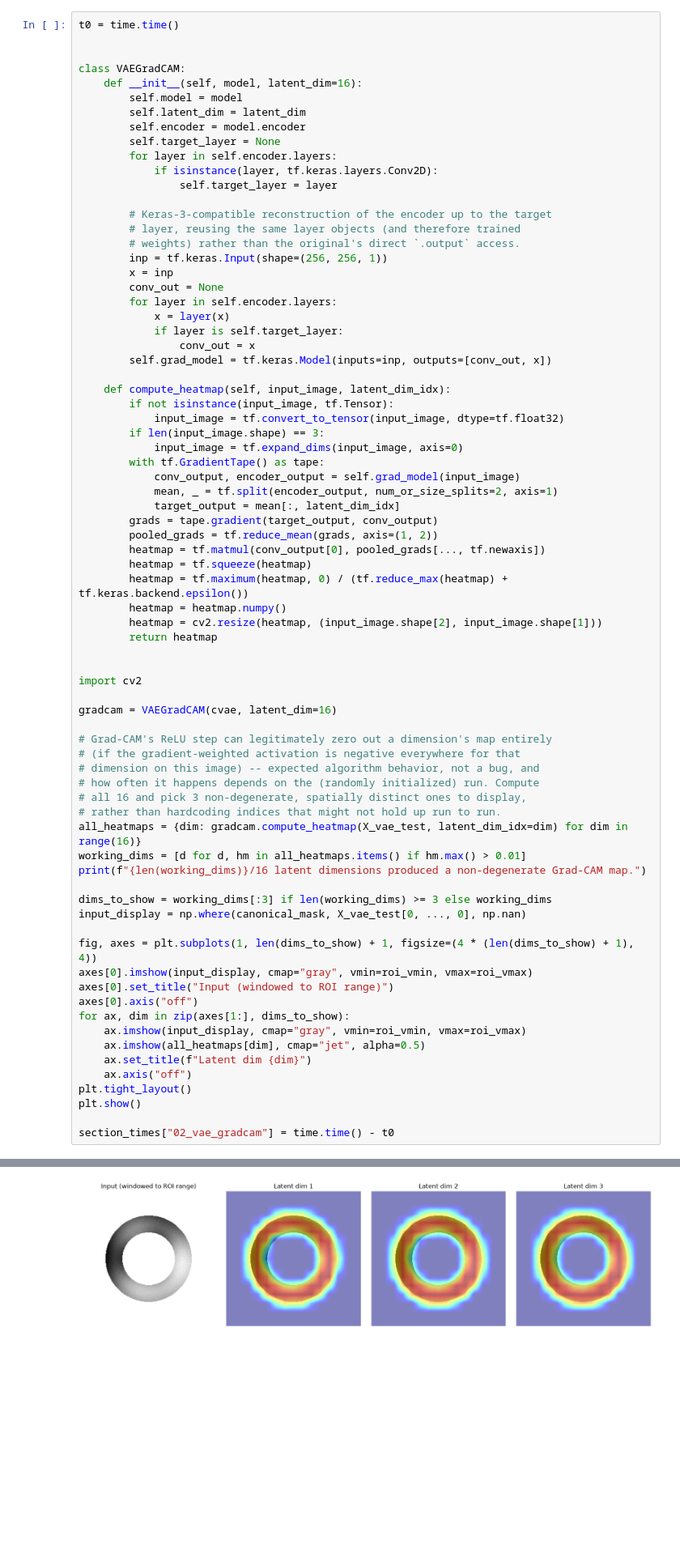
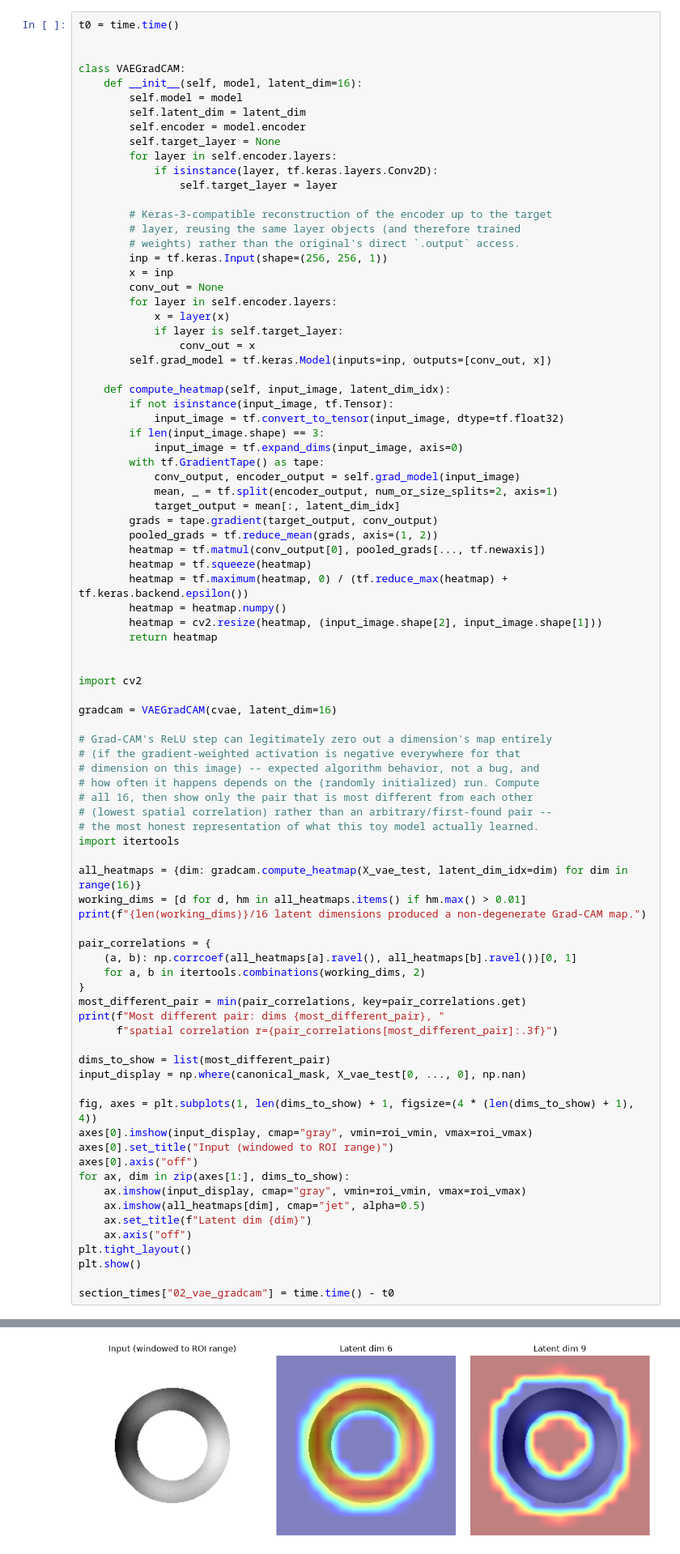
Before and after one commit to reddyrose/deep-learning-fibrosis, a Jupyter notebook: demo/demo_walkthrough.ipynb, the cells around one changed output, grey strips where cells are left out. Shown at 81% size. Saved outputs shown, nothing was run; the diff lists cells and outputs as text; blank space fills up the shorter version.

```diff
--- a/demo/demo_walkthrough.ipynb
+++ b/demo/demo_walkthrough.ipynb
@@ -428,13 +442,24 @@ gradcam = VAEGradCAM(cvae, latent_dim=16)
 # (if the gradient-weighted activation is negative everywhere for that
 # dimension on this image) -- expected algorithm behavior, not a bug, and
 # how often it happens depends on the (randomly initialized) run. Compute
-# all 16 and pick 3 non-degenerate, spatially distinct ones to display,
-# rather than hardcoding indices that might not hold up run to run.
+# all 16, then show only the pair that is most different from each other
+# (lowest spatial correlation) rather than an arbitrary/first-found pair --
+# the most honest representation of what this toy model actually learned.
+import itertools
+
 all_heatmaps = {dim: gradcam.compute_heatmap(X_vae_test, latent_dim_idx=dim) for dim in range(16)}
 working_dims = [d for d, hm in all_heatmaps.items() if hm.max() > 0.01]
 print(f"{len(working_dims)}/16 latent dimensions produced a non-degenerate Grad-CAM map.")
 
-dims_to_show = working_dims[:3] if len(working_dims) >= 3 else working_dims
+pair_correlations = {
+    (a, b): np.corrcoef(all_heatmaps[a].ravel(), all_heatmaps[b].ravel())[0, 1]
+    for a, b in itertools.combinations(working_dims, 2)
+}
+most_different_pair = min(pair_correlations, key=pair_correlations.get)
+print(f"Most different pair: dims {most_different_pair}, "
+      f"spatial correlation r={pair_correlations[most_different_pair]:.3f}")
+
+dims_to_show = list(most_different_pair)
 input_display = np.where(canonical_mask, X_vae_test[0, ..., 0], np.nan)
 
 fig, axes = plt.subplots(1, len(dims_to_show) + 1, figsize=(4 * (len(dims_to_show) + 1), 4))
@@ -455,4 +481,4 @@ section_times["02_vae_gradcam"] = time.time() - t0
-[figure, old version]
+[figure, new version]
 # %% [markdown]
 ## 3. `03_phenotypes`: phenotype QC and covariate regression
 
```
Also changed, not shown: parts of 9 cells of this notebook, 1 other file.
